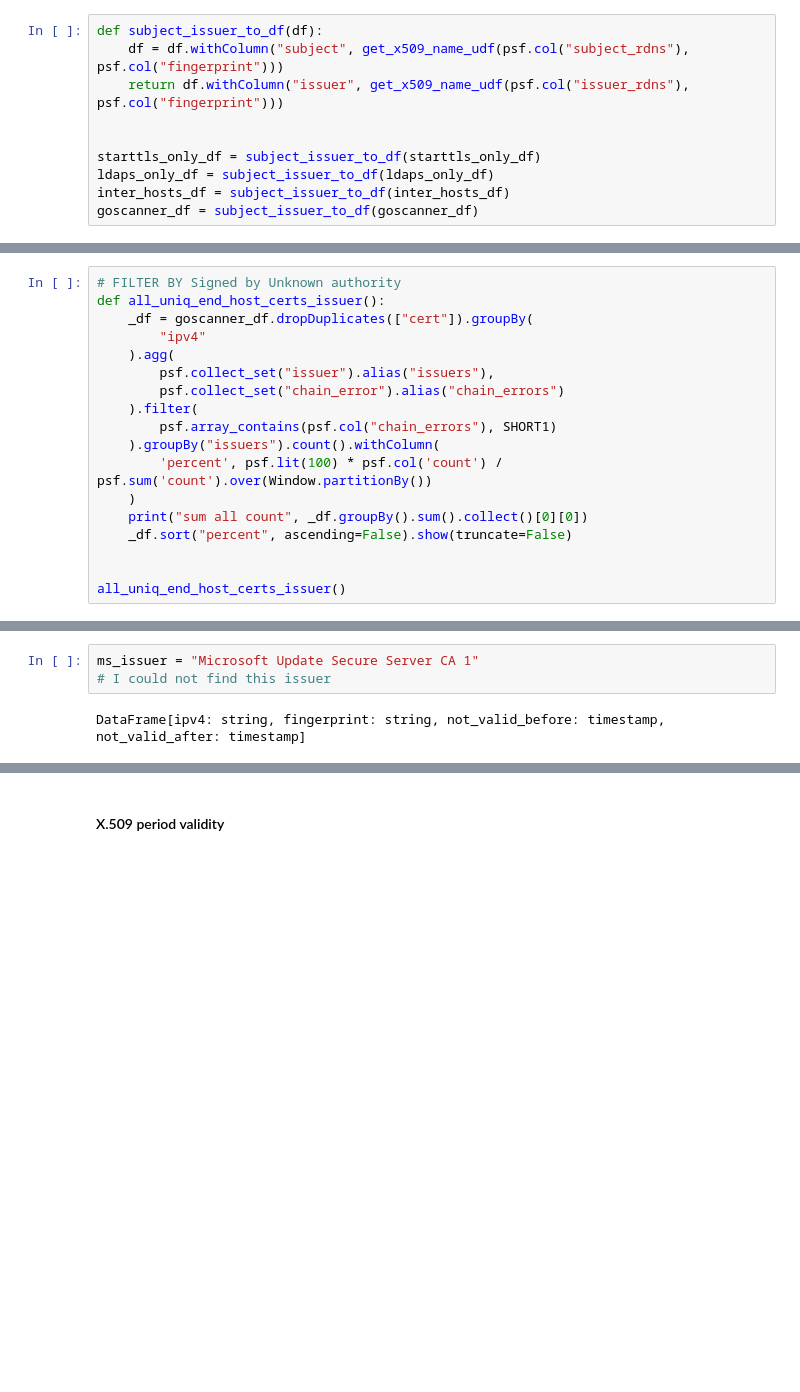
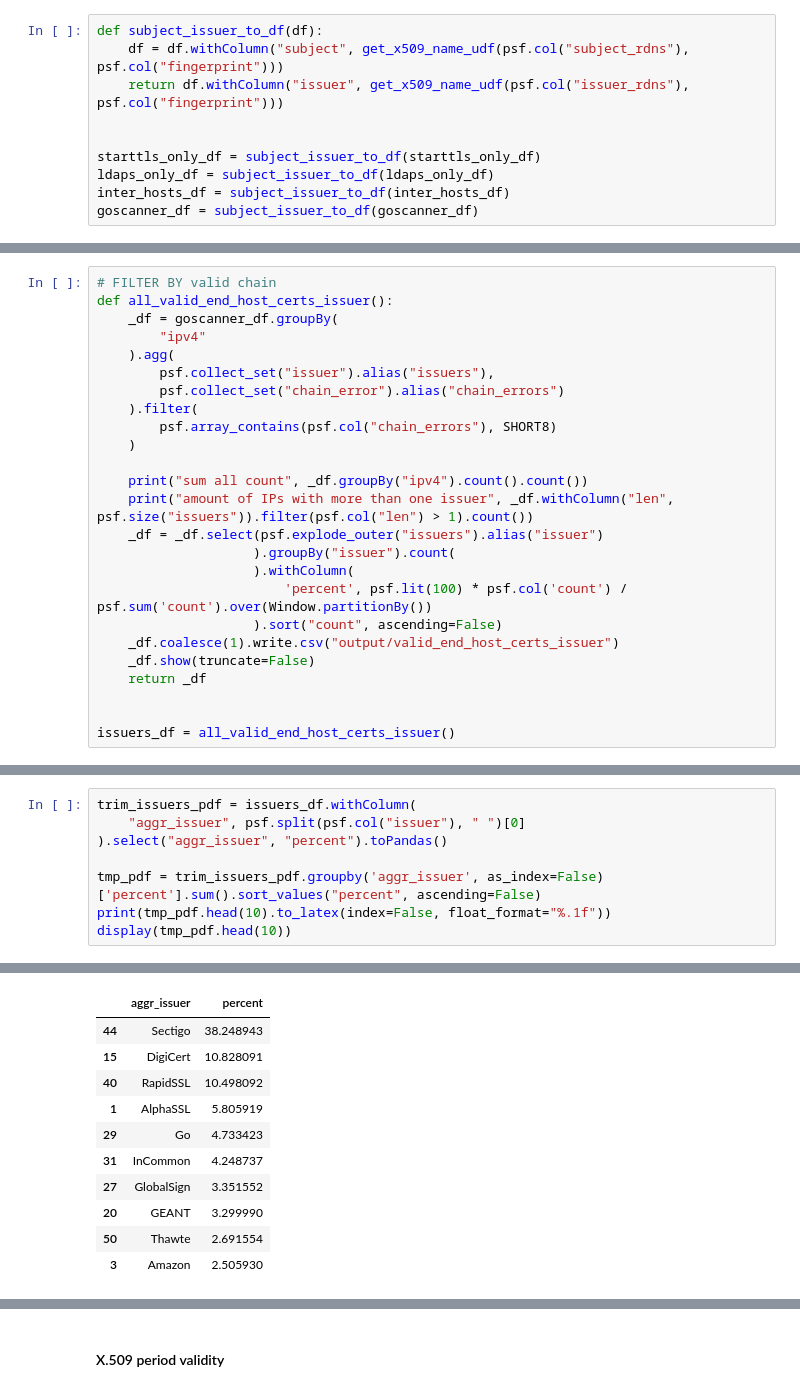
Before and after one commit to internettransparency/ldap-sequel, a Jupyter notebook: notebooks/analysis.ipynb, the cells around one changed output, grey strips where cells are left out. Saved outputs shown, nothing was run; the diff lists cells and outputs as text; blank space fills up the shorter version.

```diff
--- a/notebooks/analysis.ipynb
+++ b/notebooks/analysis.ipynb
@@ -2568,20 +2604,27 @@ sum all count 3009
 only showing top 20 rows
 # %%
-# FILTER BY Signed by Unknown authority
-def all_uniq_end_host_certs_issuer():
-    _df = goscanner_df.dropDuplicates(["cert"]).groupBy(
+# FILTER BY valid chain
+def all_valid_end_host_certs_issuer():
+    _df = goscanner_df.groupBy(
         "ipv4"
     ).agg(
         psf.collect_set("issuer").alias("issuers"),
         psf.collect_set("chain_error").alias("chain_errors")
     ).filter(
-        psf.array_contains(psf.col("chain_errors"), SHORT1)
-    ).groupBy("issuers").count().withColumn(
-        'percent', psf.lit(100) * psf.col('count') / psf.sum('count').over(Window.partitionBy())
+        psf.array_contains(psf.col("chain_errors"), SHORT8)
     )
-    print("sum all count", _df.groupBy().sum().collect()[0][0])
-    _df.sort("percent", ascending=False).show(truncate=False)
+
+    print("sum all count", _df.groupBy("ipv4").count().count())
+    print("amount of IPs with more than one issuer", _df.withColumn("len", psf.size("issuers")).filter(psf.col("len") > 1).count())
+    _df = _df.select(psf.explode_outer("issuers").alias("issuer")
+                    ).groupBy("issuer").count(
+                    ).withColumn(
+                        'percent', psf.lit(100) * psf.col('count') / psf.sum('count').over(Window.partitionBy())
+                    ).sort("count", ascending=False)
+    _df.coalesce(1).write.csv("output/valid_end_host_certs_issuer")
+    _df.show(truncate=False)
+    return _df
 
 
-all_uniq_end_host_certs_issuer()
+issuers_df = all_valid_end_host_certs_issuer()
 # %% [output]
@@ -2604,6 +2647,10 @@ sum all count 28529
 only showing top 20 rows
-# %%
-ms_issuer = "Microsoft Update Secure Server CA 1"
-# I could not find this issuer
-# %% [output]
-DataFrame[ipv4: string, fingerprint: string, not_valid_before: timestamp, not_valid_after: timestamp]
+# %%
+trim_issuers_pdf = issuers_df.withColumn(
+    "aggr_issuer", psf.split(psf.col("issuer"), " ")[0]
+).select("aggr_issuer", "percent").toPandas()
+
+tmp_pdf = trim_issuers_pdf.groupby('aggr_issuer', as_index=False)['percent'].sum().sort_values("percent", ascending=False)
+print(tmp_pdf.head(10).to_latex(index=False, float_format="%.1f"))
+display(tmp_pdf.head(10))
+# %% [output]
@@ -2609,0 +2673,11 @@ DataFrame[ipv4: string, fingerprint: string, not_valid_before: timestamp, not_va
+|  | aggr_issuer | percent |
+| 44 | Sectigo | 38.248943 |
+| 15 | DigiCert | 10.828091 |
+| 40 | RapidSSL | 10.498092 |
+| 1 | AlphaSSL | 5.805919 |
+| 29 | Go | 4.733423 |
+| 31 | InCommon | 4.248737 |
+| 27 | GlobalSign | 3.351552 |
+| 20 | GEANT | 3.299990 |
+| 50 | Thawte | 2.691554 |
+| 3 | Amazon | 2.505930 |
```
Also changed, not shown: parts of 41 cells of this notebook, 1 other file.
